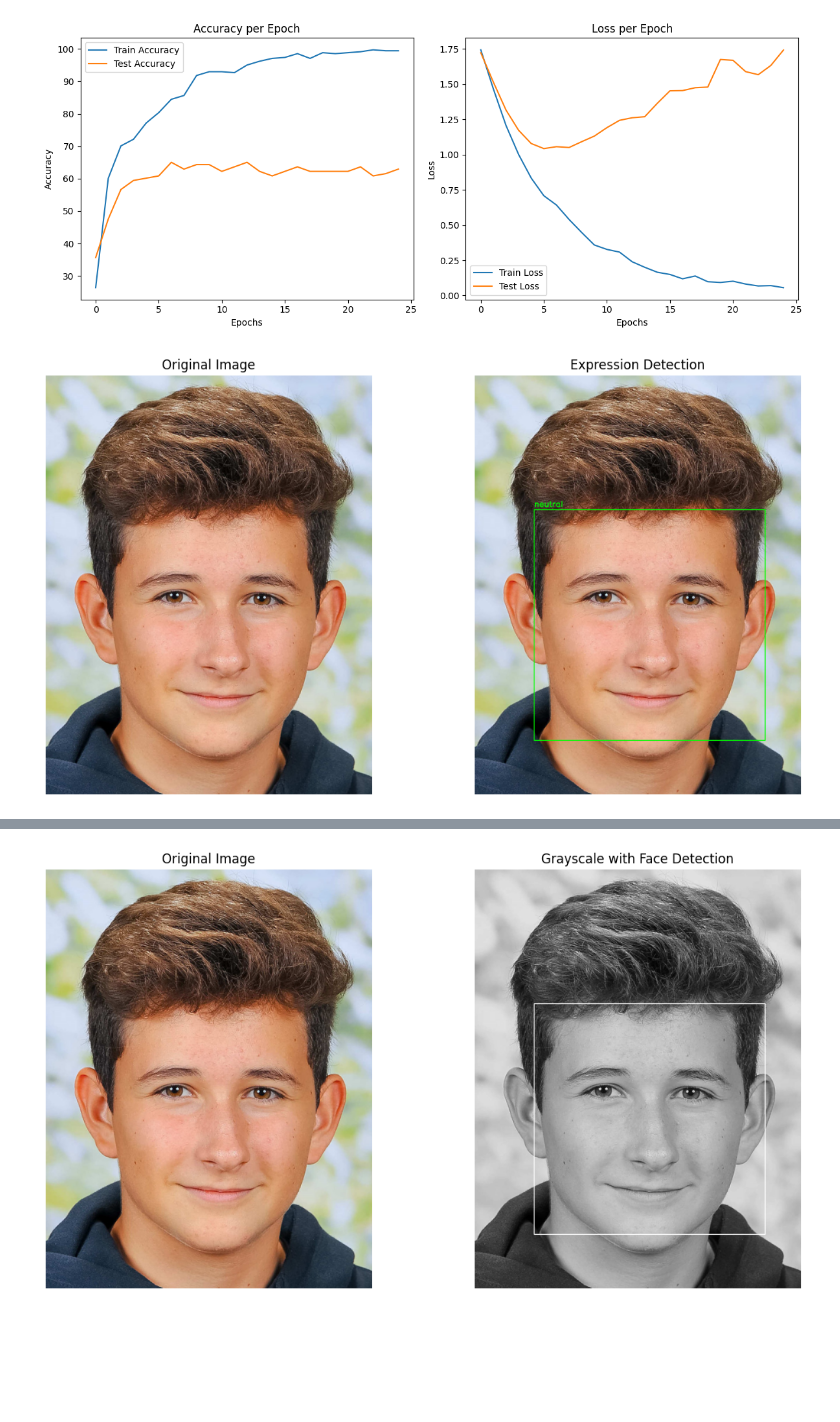
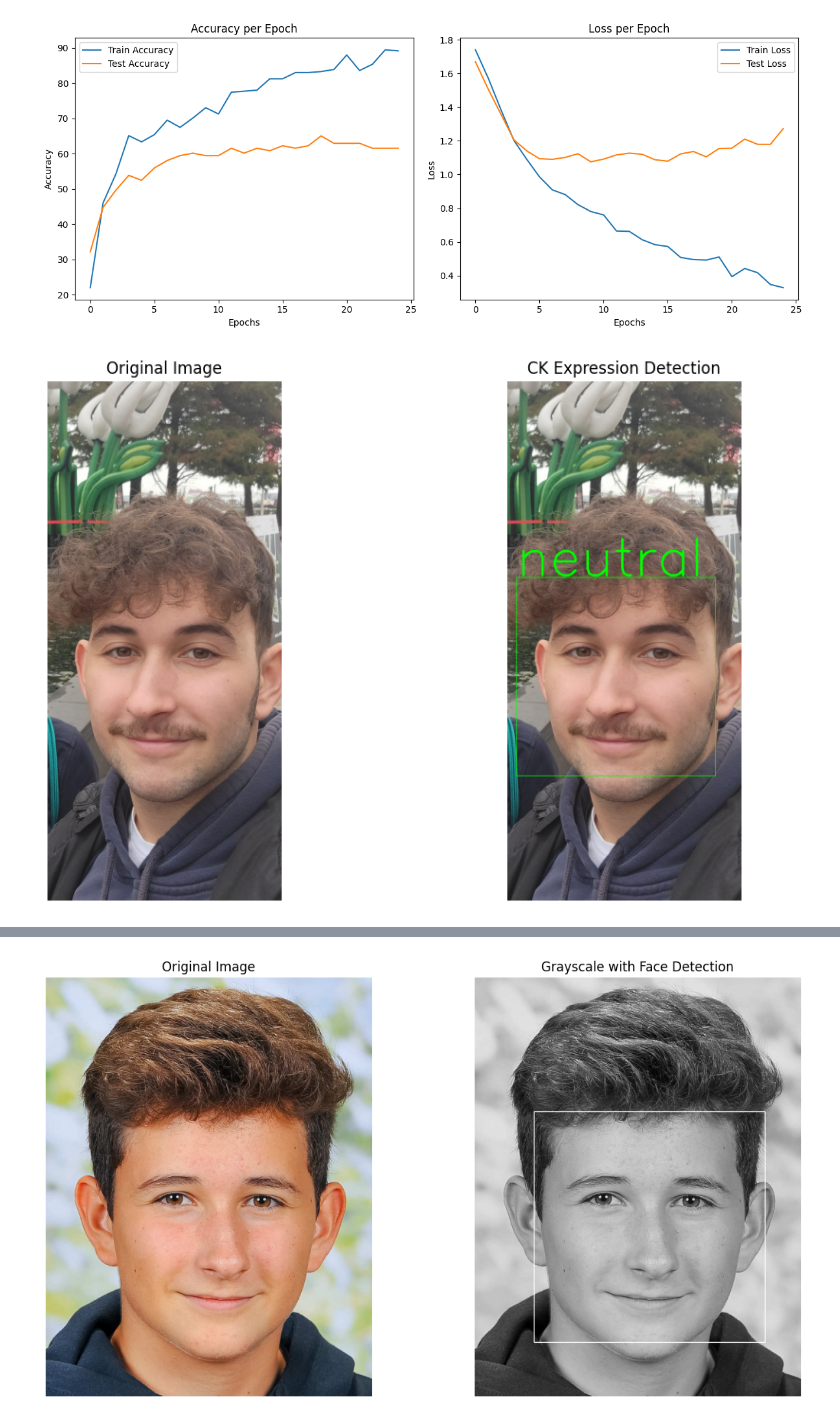
Before and after one commit to rudand18/FER-CNN, a Jupyter notebook: FER-CNN.ipynb, the cells around one changed output, grey strips where cells are left out. Saved outputs shown, nothing was run; the diff lists cells and outputs as text; code cells hidden in the pictures; blank space fills up the shorter version.

Commit message:
overworked model, fine-tuning, classification reporting

```diff
--- a/FER-CNN.ipynb
+++ b/FER-CNN.ipynb
@@ -11,7 +11,7 @@ import matplotlib.pyplot as plt
 from sklearn.metrics import confusion_matrix, ConfusionMatrixDisplay
 import os
 # %%
-face_cascade = cv2.CascadeClassifier('../haarcascade_frontalface_default.xml')
+face_cascade = cv2.CascadeClassifier('../../haarcascade_frontalface_default.xml')
 # %%
 def detect_face(image):
     gray = cv2.cvtColor(image, cv2.COLOR_BGR2GRAY)
@@ -25,27 +25,40 @@ def detect_face(image):
     face = cv2.resize(face, (224, 224))
     return face
 # %%
-train_dir = '../datasets/CK_dataset/train'
-test_dir = '../datasets/CK_dataset/test'
+train_dir = '../../datasets/CK_dataset/train'
+test_dir = '../../datasets/CK_dataset/test'
 
-transform = transforms.Compose([
+transform_train = transforms.Compose([
+    transforms.Resize((224, 224)),
+    transforms.RandomHorizontalFlip(),
+    transforms.RandomRotation(15),
+    transforms.RandomAffine(degrees=0, translate=(0.1, 0.1)),
+    transforms.ColorJitter(brightness=0.2, contrast=0.2),
+    transforms.ToTensor(),
+    transforms.Normalize([0.485, 0.456, 0.406], [0.229, 0.224, 0.225])
+])
+
+transform_test = transforms.Compose([
     transforms.Resize((224, 224)),
     transforms.ToTensor(),
     transforms.Normalize([0.485, 0.456, 0.406], [0.229, 0.224, 0.225])
 ])
 
-train_dataset = ImageFolder(train_dir, transform=transform)
-test_dataset = ImageFolder(test_dir, transform=transform)
+train_dataset = ImageFolder(train_dir, transform=transform_train)
+test_dataset = ImageFolder(test_dir, transform=transform_test)
 
 train_loader = DataLoader(train_dataset, batch_size=32, shuffle=True)
 test_loader = DataLoader(test_dataset, batch_size=32, shuffle=False)
 # %%
 efficientnet_b0_model = models.efficientnet_b0(pretrained=True)
 num_features = efficientnet_b0_model.classifier[1].in_features
-efficientnet_b0_model.classifier[1] = nn.Linear(num_features, 6)
+efficientnet_b0_model.classifier = nn.Sequential(
+    nn.Dropout(0.5),
+    nn.Linear(num_features, 6)
+)
 
 criterion = nn.CrossEntropyLoss()
-optimizer = torch.optim.Adam(efficientnet_b0_model.parameters(), lr=0.0001)
+optimizer = torch.optim.Adam(efficientnet_b0_model.parameters(), lr=0.0001, weight_decay=1e-5)
 
 device = torch.device('cuda' if torch.cuda.is_available() else 'cpu')
 efficientnet_b0_model.to(device)
@@ -187,7 +200,7 @@ plt.title('Loss per Epoch')
 plt.tight_layout()
 plt.show()
 # %% [output]
-[figure, old version]
+[figure, new version]
 # %%
 def detect_face(image):
     gray = cv2.cvtColor(image, cv2.COLOR_BGR2GRAY)
@@ -222,35 +235,35 @@ def draw_faces_and_predictions(image, model, device):
     faces = face_cascade.detectMultiScale(gray, scaleFactor=1.1, minNeighbors=5, minSize=(30, 30))
     if len(faces) == 0:
         print("No faces detected.")
         return image
     for (x, y, w, h) in faces:
         face = image[y:y+h, x:x+w]
         emotion, _ = predict_expression(face, model, device)
         if emotion:
             cv2.rectangle(image, (x, y), (x + w, y + h), (0, 255, 0), 2)
-            cv2.putText(image, emotion, (x, y - 10), cv2.FONT_HERSHEY_SIMPLEX, 0.9, (0, 255, 0), 2)
+            cv2.putText(image, emotion, (x, y - 10), cv2.FONT_HERSHEY_SIMPLEX, 8, (0, 255, 0), 10)
     return image
 
 def test_single_image_multiple_faces(image_path, model, device):
     image = cv2.imread(image_path)
     if image is None:
         print(f"Error: Could not load image at {image_path}")
         return
     image_copy = image.copy()
     image_with_predictions = draw_faces_and_predictions(image_copy, model, device)
     plt.figure(figsize=(12, 6))
     plt.subplot(1, 2, 1)
     plt.imshow(cv2.cvtColor(image, cv2.COLOR_BGR2RGB))
     plt.title('Original Image')
     plt.axis('off')
     plt.subplot(1, 2, 2)
     plt.imshow(cv2.cvtColor(image_with_predictions, cv2.COLOR_BGR2RGB))
-    plt.title('Expression Detection')
+    plt.title('CK Expression Detection')
     plt.axis('off')
     plt.tight_layout()
     plt.show()
 
-img_path = '../testimages/me.jpg'
-test_single_image_multiple_faces(img_path, efficientnet_b0_model, face_cascade, device)
+img_path = '../../testimages/testimg2.jpg'
+test_single_image_multiple_faces(img_path, efficientnet_b0_model, device)
 # %% [output]
-[figure, old version]
+[figure, new version]
```
Also changed, not shown: parts of 11 cells of this notebook.
